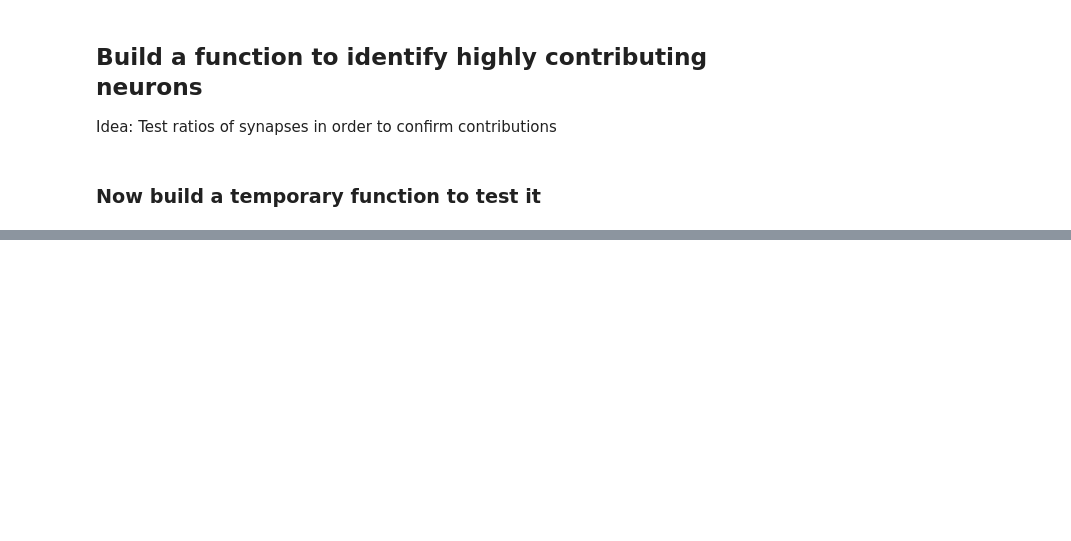
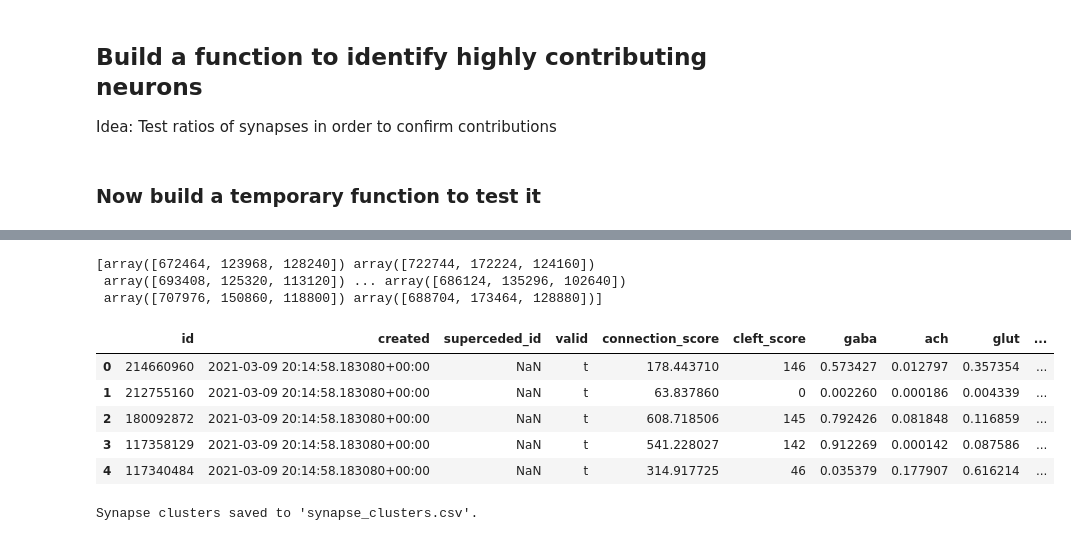
Before and after one commit to MetaCell/ai-model-for-connectomics, a Jupyter notebook: notebooks/fauai-10_IdentifyCotransmission.ipynb, the cells around one changed output, grey strips where cells are left out. Drawn from its saved outputs; the diff is of its cells as text; code cells hidden in the pictures; blank space fills up the shorter version.

Commit message:
Update for identifying co-transmission

```diff
--- a/notebooks/fauai-10_IdentifyCotransmission.ipynb
+++ b/notebooks/fauai-10_IdentifyCotransmission.ipynb
@@ -483,0 +341,12 @@ def get_synapse_predictions(root_id, client, softmax_threshold=0.25):
+# %%
+# Get the synapse predictions
+pre_df = get_codex_synapse_predictions(root_id, client)
+
+# Identify neurotransmitter contributions
+nt_counts, synapse_predictions = identify_nt_contributions(pre_df, 0.25)
+
+print(f"Neurotransmitter contributions for root ID {root_id}:")
+for nt, count in nt_counts.items():
+    print(f"{nt}: {count:.2f}")
+print("\nSynapse Predictions:")
+print(synapse_predictions)
@@ -483,0 +371,32 @@ def get_synapse_predictions(root_id, client, softmax_threshold=0.25):
+# %%
+# Extract XYZ coordinates
+xyz_coords = pre_df['pre_pt_position'].values
+print(xyz_coords)
+# %% [output]
+[array([672464, 123968, 128240]) array([722744, 172224, 124160])
+ array([693408, 125320, 113120]) ... array([686124, 135296, 102640])
+ array([707976, 150860, 118800]) array([688704, 173464, 128880])]
+# %%
+synapse_ids = []
+for i in range(pre_df.shape[0]):
+    #Create a code for the synapse type
+    synapse_type = np.argmax(synapse_predictions[i])
+    softmax_val = np.max(synapse_predictions[i])
+    if softmax_val < 0.25:
+        synapse_type = 6
+    synapse_ids.append(synapse_type)
+pre_df['synapse_type'] = synapse_ids
+display(pre_df.head())
+# %% [output]
+|  | id | created | superceded_id | valid | connection_score | cleft_score | gaba | ach | glut | ... |
+| 0 | 214660960 | 2021-03-09 20:14:58.183080+00:00 | NaN | t | 178.443710 | 146 | 0.573427 | 0.012797 | 0.357354 | ... |
+| 1 | 212755160 | 2021-03-09 20:14:58.183080+00:00 | NaN | t | 63.837860 | 0 | 0.002260 | 0.000186 | 0.004339 | ... |
+| 2 | 180092872 | 2021-03-09 20:14:58.183080+00:00 | NaN | t | 608.718506 | 145 | 0.792426 | 0.081848 | 0.116859 | ... |
+| 3 | 117358129 | 2021-03-09 20:14:58.183080+00:00 | NaN | t | 541.228027 | 142 | 0.912269 | 0.000142 | 0.087586 | ... |
+| 4 | 117340484 | 2021-03-09 20:14:58.183080+00:00 | NaN | t | 314.917725 | 46 | 0.035379 | 0.177907 | 0.616214 | ... |
+# %%
+cluster_df = pre_df[['pre_pt_position', 'synapse_type']].copy()
+cluster_df.to_csv('synapse_clusters.csv', index=False)
+print("Synapse clusters saved to 'synapse_clusters.csv'.")
+# %% [output]
+Synapse clusters saved to 'synapse_clusters.csv'.
```
Also changed, not shown: parts of 7 cells of this notebook, 2 other files.
